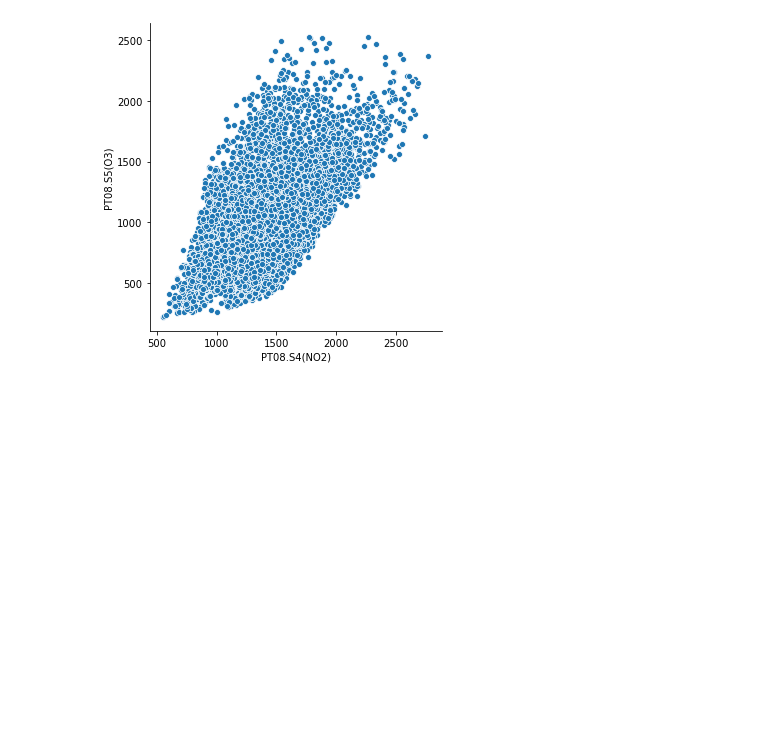
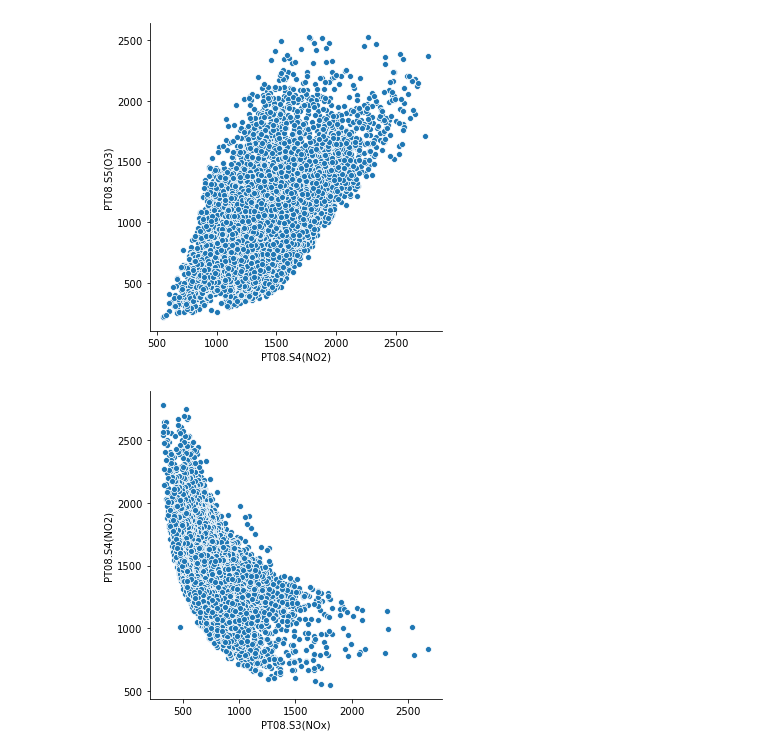
Before and after one commit to sateesh12/bin_utils, a Jupyter notebook: AQI_Analysis.ipynb, the cells around one changed output. Saved outputs shown, nothing was run; the diff lists cells and outputs as text; code cells hidden in the pictures; blank space fills up the shorter version.

Commit message:
All seven hypothesis is completed.

```diff
--- a/AQI_Analysis.ipynb
+++ b/AQI_Analysis.ipynb
@@ -280,3 +280,9 @@ import seaborn as sns
 sns.relplot(x='PT08.S4(NO2)', y='PT08.S5(O3)', data=fully_clean_df);
 # %% [output]
 [figure]
+# %%
+#Hypothesis 6: NOx and NO2 are similar family compounds hence will be positively co-related
+import seaborn as sns
+sns.relplot(x='PT08.S3(NOx)', y='PT08.S4(NO2)', data=fully_clean_df);
+# %% [output]
+[figure, added]
```
Also changed, not shown: parts of 1 cell of this notebook.
